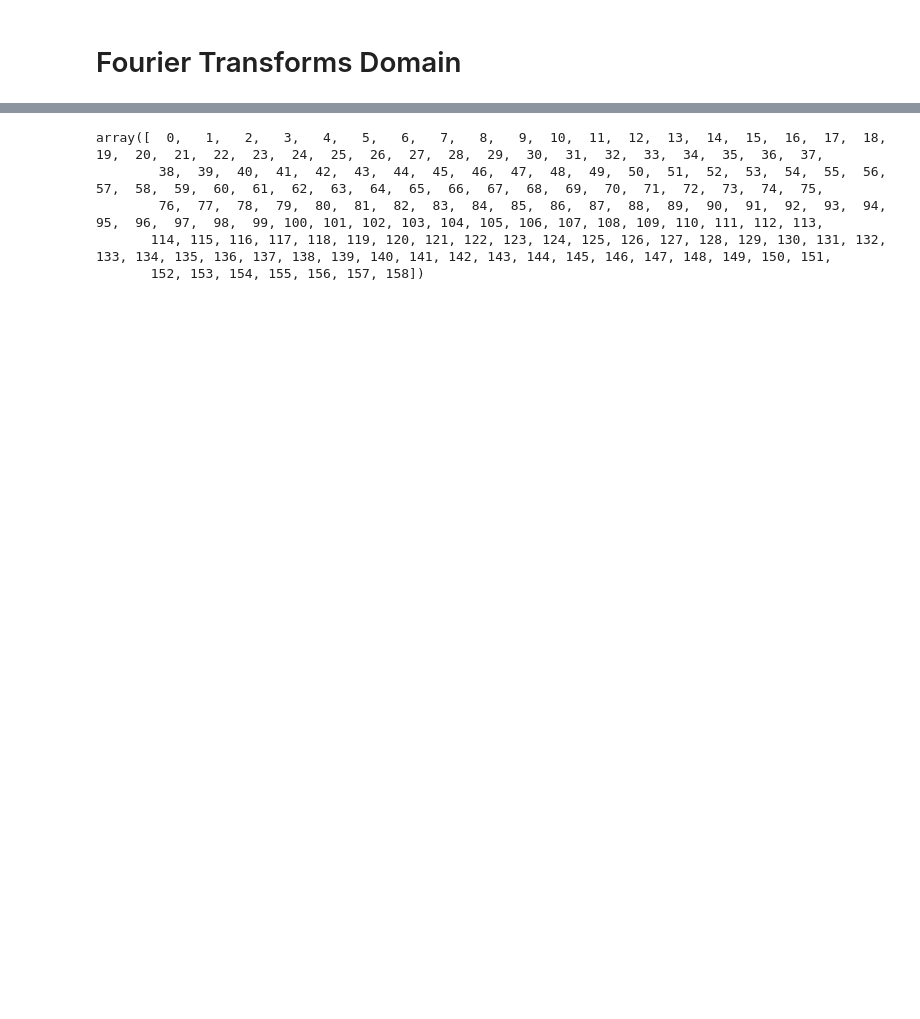
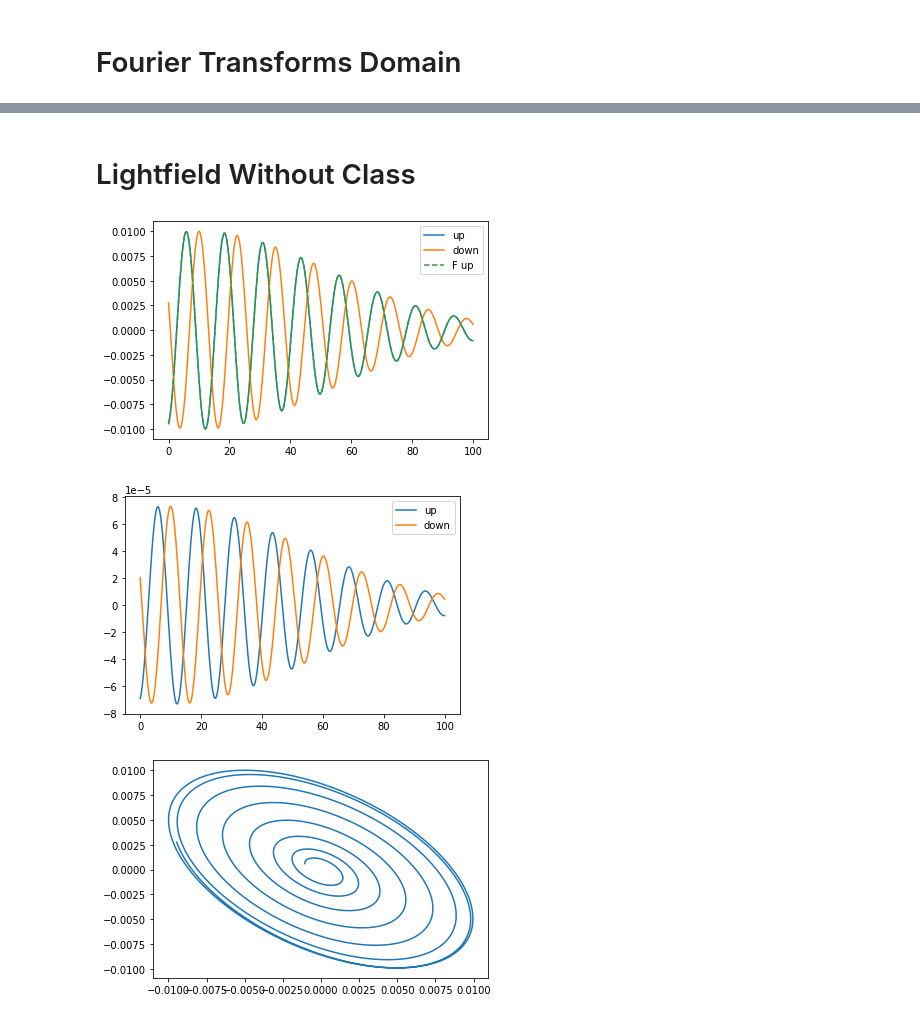
Before and after one commit to jcandane/Lightfield, a Jupyter notebook: EMfield.ipynb, the cells around one changed output, grey strips where cells are left out. Cells and saved outputs as stored; diff of their text form; code cells hidden in the pictures; blank space fills up the shorter version.

```diff
--- a/EMfield.ipynb
+++ b/EMfield.ipynb
@@ -334,8 +251,68 @@ plotter.show()
-# %%
-values
-# %% [output]
-array([  0,   1,   2,   3,   4,   5,   6,   7,   8,   9,  10,  11,  12,  13,  14,  15,  16,  17,  18,  19,  20,  21,  22,  23,  24,  25,  26,  27,  28,  29,  30,  31,  32,  33,  34,  35,  36,  37,
-        38,  39,  40,  41,  42,  43,  44,  45,  46,  47,  48,  49,  50,  51,  52,  53,  54,  55,  56,  57,  58,  59,  60,  61,  62,  63,  64,  65,  66,  67,  68,  69,  70,  71,  72,  73,  74,  75,
-        76,  77,  78,  79,  80,  81,  82,  83,  84,  85,  86,  87,  88,  89,  90,  91,  92,  93,  94,  95,  96,  97,  98,  99, 100, 101, 102, 103, 104, 105, 106, 107, 108, 109, 110, 111, 112, 113,
-       114, 115, 116, 117, 118, 119, 120, 121, 122, 123, 124, 125, 126, 127, 128, 129, 130, 131, 132, 133, 134, 135, 136, 137, 138, 139, 140, 141, 142, 143, 144, 145, 146, 147, 148, 149, 150, 151,
-       152, 153, 154, 155, 156, 157, 158])
+# %% [markdown]
+# Lightfield Without Class
+# %%
+c = 137
+π = np.pi
+
+### inputs
+w     = 0.5     ## freq of mono. light
+Γ     = 100. #np.inf  ## pulse temporal-width
+t0    = 10.     ## temporal offset
+E_u0  = 1e-2    ##   up-E-field intensity
+E_d0  = 1e-2    ## down-E-field intensity
+ϕ_u   = np.pi/3 ##   up-phase
+ϕ_d   = 0.      ## down-phase
+k     = np.array([0.,0.,1.]) ## unit wave-vector
+dt    = 0.1
+T     = 100
+
+t        = np.arange(0, T, dt)
+dω       = 2*π / (T-dt)
+Ω        = π / dt
+ω        = np.arange(-Ω, Ω + dω, dω)
+basis    = np.einsum("xyz, z -> xy", rotation_matrix(90), k)
+subbasis = np.where( np.sum( np.abs( basis - k[None, :] ), axis=1) != 0)[0]
+
+Eu_t =  E_u0 * np.exp( - 4*np.log(2) * (t - t0)**2/(Γ**2) - 1j * w * (t - t0) + 1j * ϕ_u )[:, None] * basis[None, subbasis[0]]
+Bu_t = -E_u0 * np.exp( - 4*np.log(2) * (t - t0)**2/(Γ**2) - 1j * w * (t - t0) + 1j * ϕ_u )[:, None] * basis[None, subbasis[1]] / c
+Ed_t =  E_d0 * np.exp( - 4*np.log(2) * (t - t0)**2/(Γ**2) - 1j * w * (t - t0) + 1j * ϕ_d )[:, None] * basis[None, subbasis[1]]
+Bd_t = -E_d0 * np.exp( - 4*np.log(2) * (t - t0)**2/(Γ**2) - 1j * w * (t - t0) + 1j * ϕ_d )[:, None] * basis[None, subbasis[0]] / c
+Au_t = c * Eu_t / (1j * w)
+Ad_t = c * Ed_t / (1j * w)
+
+Fu_t = np.zeros( (len(t), 4,4) , dtype=np.complex128)
+Fu_t[:,0,1:4] = -Eu_t
+Fu_t[:,1,2]   = -Bu_t[:,2]
+Fu_t[:,1,3]   =  Bu_t[:,1]
+Fu_t[:,2,3]   = -Bu_t[:,0]
+Fu_t += -Fu_t.swapaxes(1,2)
+
+Fd_t = np.zeros( (len(t), 4,4) , dtype=np.complex128)
+Fd_t[:,0,1:4] = -Ed_t
+Fd_t[:,1,2]   = -Bd_t[:,2]
+Fd_t[:,1,3]   =  Bd_t[:,1]
+Fd_t[:,2,3]   = -Bd_t[:,0]
+Fd_t += -Fd_t.swapaxes(1,2)
+
+A_t = np.asarray([ Au_t, Ad_t ])
+E_t = np.asarray([ Eu_t, Ed_t ])
+B_t = np.asarray([ Bu_t, Bd_t ])
+F_t = np.asarray([ Fu_t, Fd_t ])
+
+plt.plot(t, Eu_t.real[:,1], label="up")
+plt.plot(t, Ed_t.real[:,0], label="down")
+plt.plot(t, -Fu_t[:,0,2].real, label="F up", linestyle="dashed")
+plt.legend()
+plt.show()
+
+plt.plot(t, Bu_t.real[:,0], label="up")
+plt.plot(t, Bd_t.real[:,1], label="down")
+plt.legend()
+plt.show()
+
+plt.plot(Eu_t.real[:,1], Ed_t.real[:,0])
+plt.show()
+# %% [output]
+[figure, added]
+[figure, added]
+[figure, added]
```
Also changed, not shown: parts of 25 cells of this notebook.
